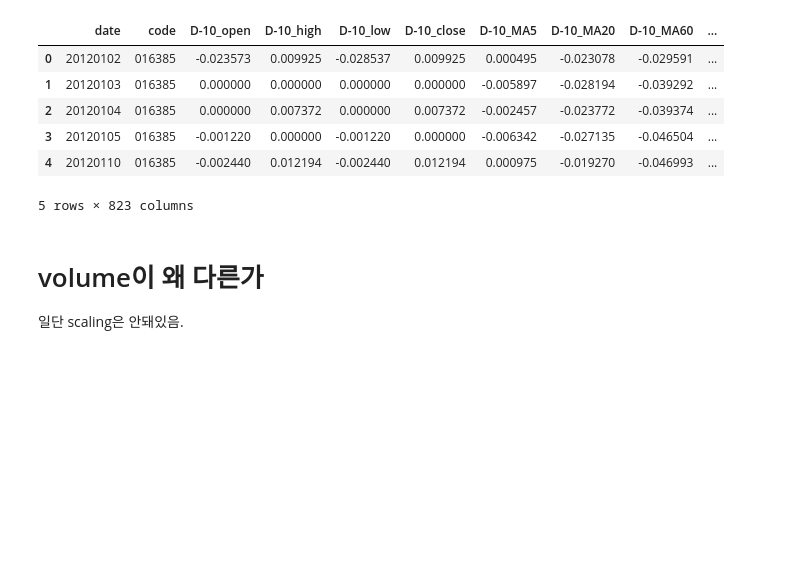
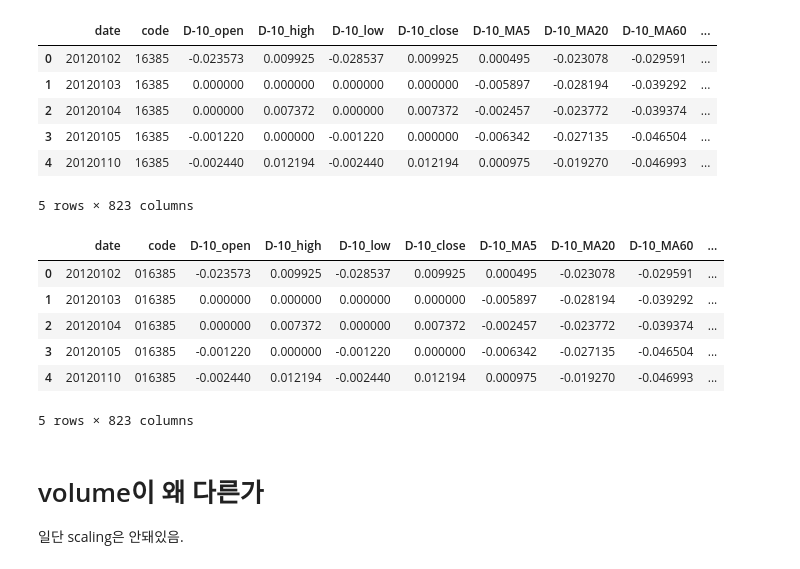
Before and after one commit to GaYounKoh/stock_data, a Jupyter notebook: [15w] -0 for ppt data 살펴보기.ipynb, the cells around one changed output. Saved outputs shown, nothing was run; the diff lists cells and outputs as text; code cells hidden in the pictures; blank space fills up the shorter version.

```diff
--- a/[15w] -0 for ppt data 살펴보기.ipynb
+++ b/[15w] -0 for ppt data 살펴보기.ipynb
@@ -1,3 +14,15 @@
+# %%
+import pandas as pd
+raw_data = pd.read_csv('/data/stock/stock.KOSPI.KOSDAQ.2012.csv')
+raw_data.head()
+# %% [output]
+|  | date | code | D-10_open | D-10_high | D-10_low | D-10_close | D-10_MA5 | D-10_MA20 | D-10_MA60 | ... |
+| 0 | 20120102 | 16385 | -0.023573 | 0.009925 | -0.028537 | 0.009925 | 0.000495 | -0.023078 | -0.029591 | ... |
+| 1 | 20120103 | 16385 | 0.000000 | 0.000000 | 0.000000 | 0.000000 | -0.005897 | -0.028194 | -0.039292 | ... |
+| 2 | 20120104 | 16385 | 0.000000 | 0.007372 | 0.000000 | 0.007372 | -0.002457 | -0.023772 | -0.039374 | ... |
+| 3 | 20120105 | 16385 | -0.001220 | 0.000000 | -0.001220 | 0.000000 | -0.006342 | -0.027135 | -0.046504 | ... |
+| 4 | 20120110 | 16385 | -0.002440 | 0.012194 | -0.002440 | 0.012194 | 0.000975 | -0.019270 | -0.046993 | ... |
+5 rows × 823 columns
 # %%
 import pandas as pd
 raw_data = pd.read_feather('d1221.ftr', use_threads = True)
```
Also changed, not shown: parts of 2 cells of this notebook, 8 other files.
